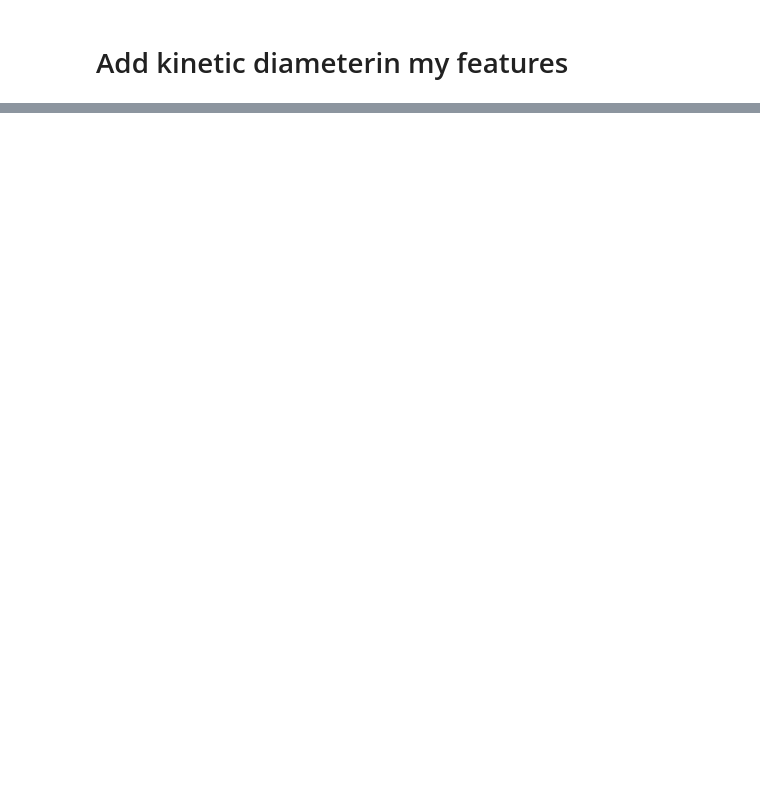
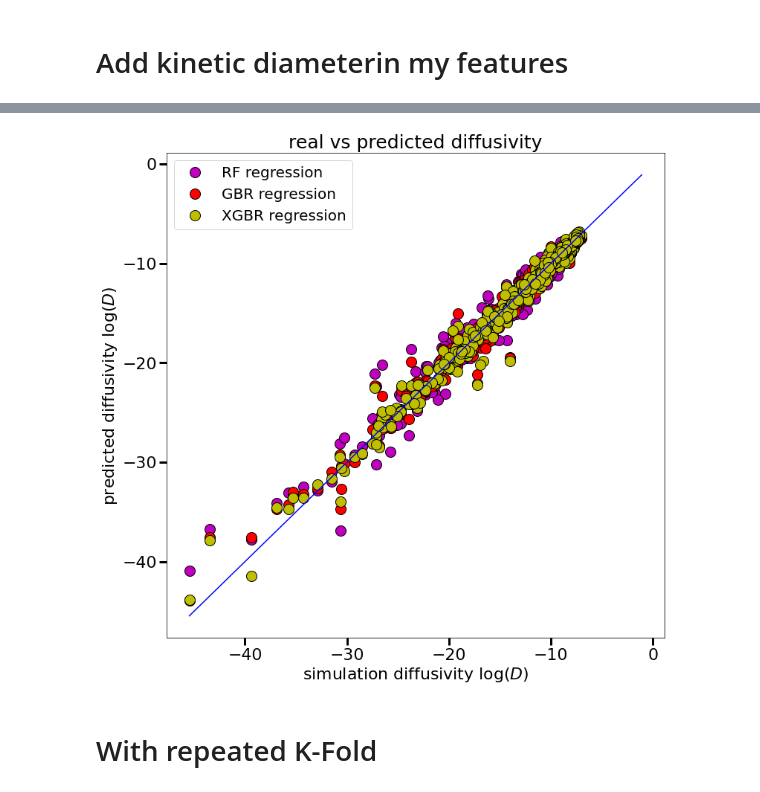
Before and after one commit to Sileonis/Machine-Learning-projects, a Jupyter notebook: 2021_10_w4_diff_compare_models_features.ipynb, the cells around one changed output, grey strips where cells are left out. Saved outputs shown, nothing was run; the diff lists cells and outputs as text; code cells hidden in the pictures; blank space fills up the shorter version.

```diff
--- a/2021_10_w4_diff_compare_models_features.ipynb
+++ b/2021_10_w4_diff_compare_models_features.ipynb
@@ -588,0 +370,13 @@ plt.show()
+# %%
+# x = np.asanyarray(df2[['aperture', 'apertureAtom_σ', 'diameter', 'kdiameter', 'ascentricF', 'ionicRad','mass', 'linker_length1', 'linker_length2',
+#        'linker_length3', 'linker_mass1', 'linker_mass2', 'linker_mass3',
+#        'func1_length', 'func2_length', 'func3_length', 'func1_mass',
+#        'func2_mass', 'func3_mass','ionicRad','e','Μ-N_lff', 'Μ-N_kFF', 'ionicRad', 'MetalCharge','func1_charge', 'func2_charge',
+#        'func3_charge' ]])
+# y = np.asanyarray(df2[['logD']])
+
+x = np.asanyarray(df2[['aperture', 'apertureAtom_σ', 'diameter', 'kdiameter', 'ascentricF', 'ionicRad','mass', 'linker_length1', 'linker_length2',
+       'linker_length3', 'linker_mass1', 'linker_mass2', 'linker_mass3',
+       'func1_length', 'func2_length', 'func3_length', 'func1_mass',
+       'func2_mass', 'func3_mass','ionicRad','e' ]])
+y = np.asanyarray(df2[['logD']])
@@ -588,0 +496,34 @@ plt.show()
+# %%
+# plt.plot(data_y, data_yhat_regr, 'o', label='regression', c='r', markersize='12', linewidth=3, markeredgecolor='k')
+# plt.plot(data_y, data_yhat_tree, 'o', label='DT regression', c='g', markersize='14', linewidth=3, markeredgecolor='k')
+# plt.plot(data_y, data_yhat_NN, 'o', label='NN regression', c='b', markersize='12', linewidth=3, markeredgecolor='k')
+plt.plot(data_y, data_yhat_RF, 'o', label='RF regression', c='m', markersize='14', linewidth=3, markeredgecolor='k')
+plt.plot(data_y, data_yhat_GBR, 'o', label='GBR regression', c='r', markersize='14', linewidth=3, markeredgecolor='k')
+plt.plot(data_y, data_yhat_XGBR, 'o', label='XGBR regression', c='y', markersize='14', linewidth=3, markeredgecolor='k')
+
+plt.title ('real vs predicted diffusivity',fontsize=25)
+plt.xlabel('simulation diffusivity log($D$)', fontsize=22)
+plt.ylabel('predicted diffusivity log($D$)',fontsize=22)
+plt.legend(loc='upper left', fontsize=20)
+
+p1 = max(max(data_y), max(data_yhat_regr))
+p2 = min(min(data_y), min(data_yhat_regr))
+plt.plot([p1, p2], [p1, p2],'b-' )
+
+# plt.ylim(1.5, 5)
+# plt.xlim(1.5, 5)
+
+plt.tick_params(which='both', width=3)
+plt.tick_params(which='major', length=10)
+plt.tick_params(which='minor', length=4, color='r')
+plt.rcParams["figure.figsize"] = (12,12)
+
+plt.yticks(fontsize=22)
+plt.xticks(fontsize=22)
+
+plt.savefig('diffusivity_DT_RF_GBR.png', bbox_inches='tight')
+plt.show()
+# %% [output]
+[figure, added]
+# %% [markdown]
+# With repeated K-Fold
```
Also changed, not shown: parts of 34 cells of this notebook, 9 other files.
